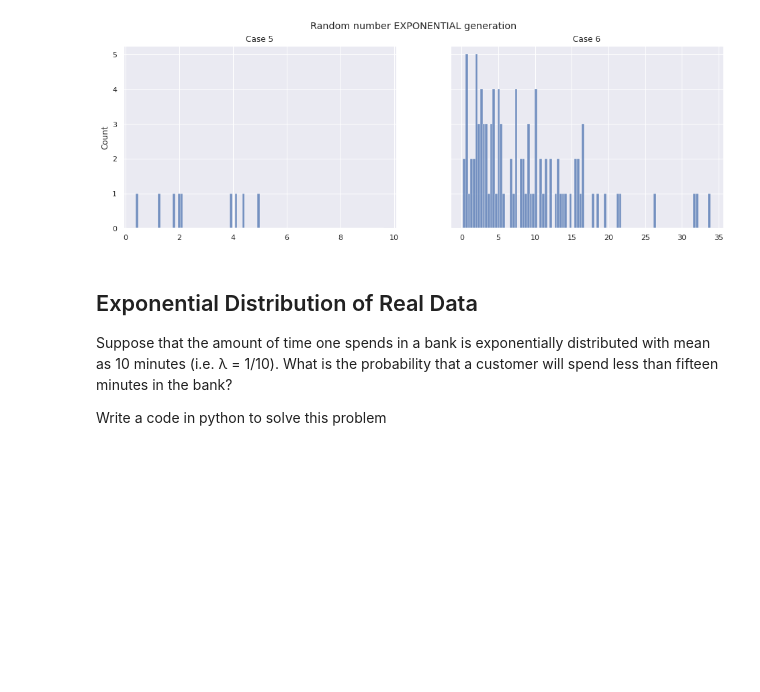
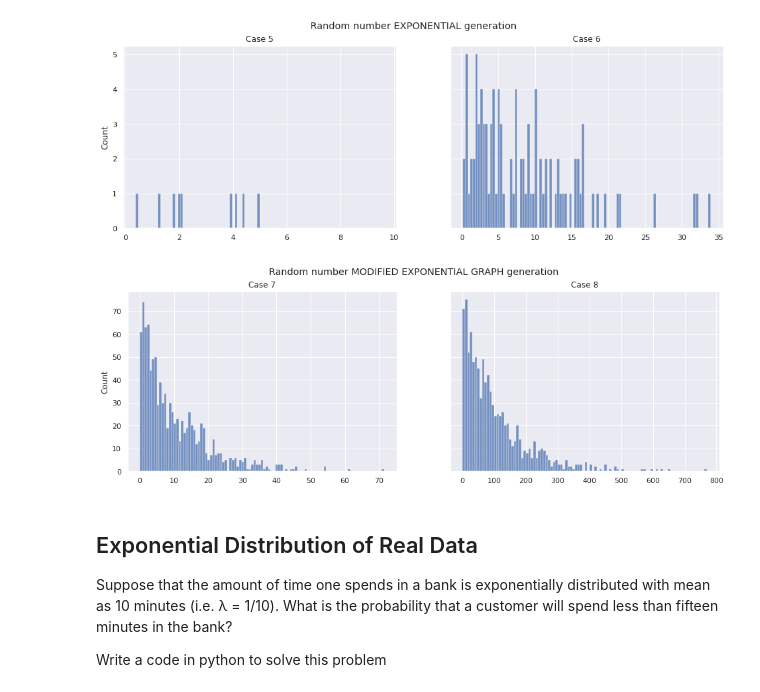
Before and after one commit to Ironhack-Data-Madrid-Octubre-2021/lab-continuous-probability-distributions, a Jupyter notebook: your-code/main.ipynb, the cells around one changed output. Cells and saved outputs as stored; diff of their text form; code cells hidden in the pictures; blank space fills up the shorter version.

```diff
--- a/your-code/main.ipynb
+++ b/your-code/main.ipynb
@@ -227,6 +227,24 @@ sns.histplot(e, binwidth=h_e, ax=axes[0]);
 sns.histplot(f, binwidth=h_f, ax=axes[1]);
 # %% [output]
 [figure]
+# %%
+# Case 7
+g = rand_exponential_generator(10, 1000)
+# Case 8
+h = rand_exponential_generator(100, 1000)
+
+h_g = (max(g) - min(h)) / 100
+h_h = (max(h) - min(h)) / 100
+# %%
+figs, axes = plt.subplots(1, 2, sharey = True, figsize=(16,5))
+figs.suptitle('Random number MODIFIED EXPONENTIAL GRAPH generation')
+axes[0].set_title('Case 7')
+axes[1].set_title('Case 8')
+
+sns.histplot(g, binwidth=h_g, ax=axes[0]);
+sns.histplot(h, binwidth=h_h, ax=axes[1]);
+# %% [output]
+[figure, added]
 # %% [markdown]
 ## Exponential Distribution of Real Data
 
```
